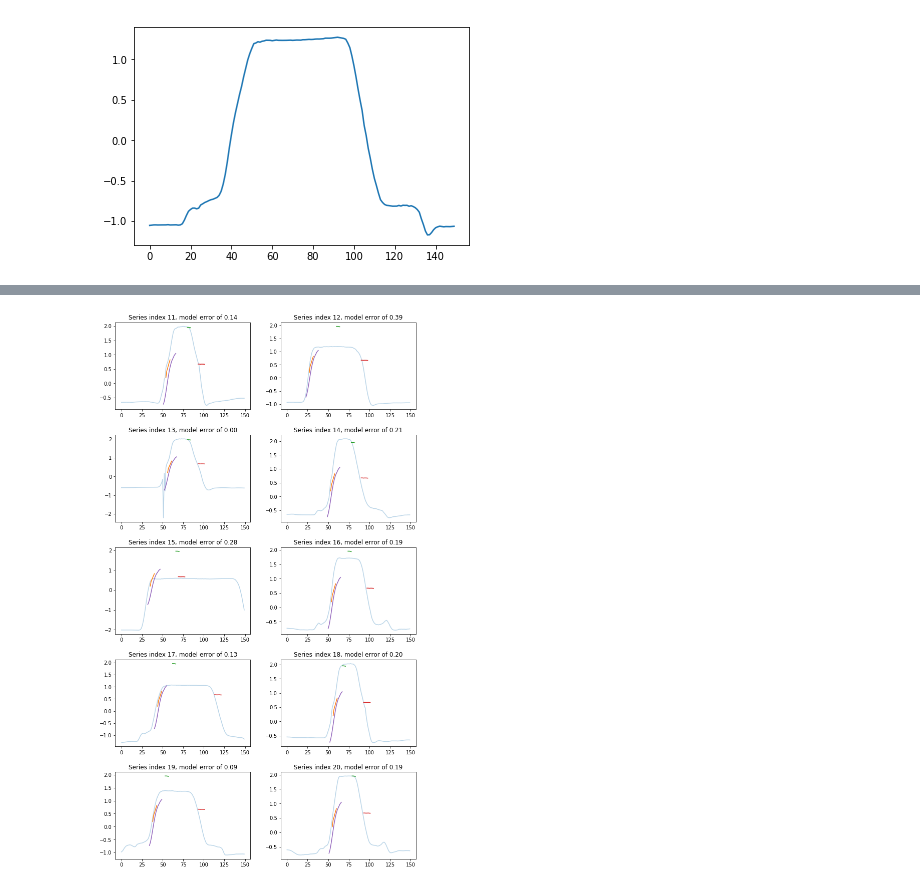
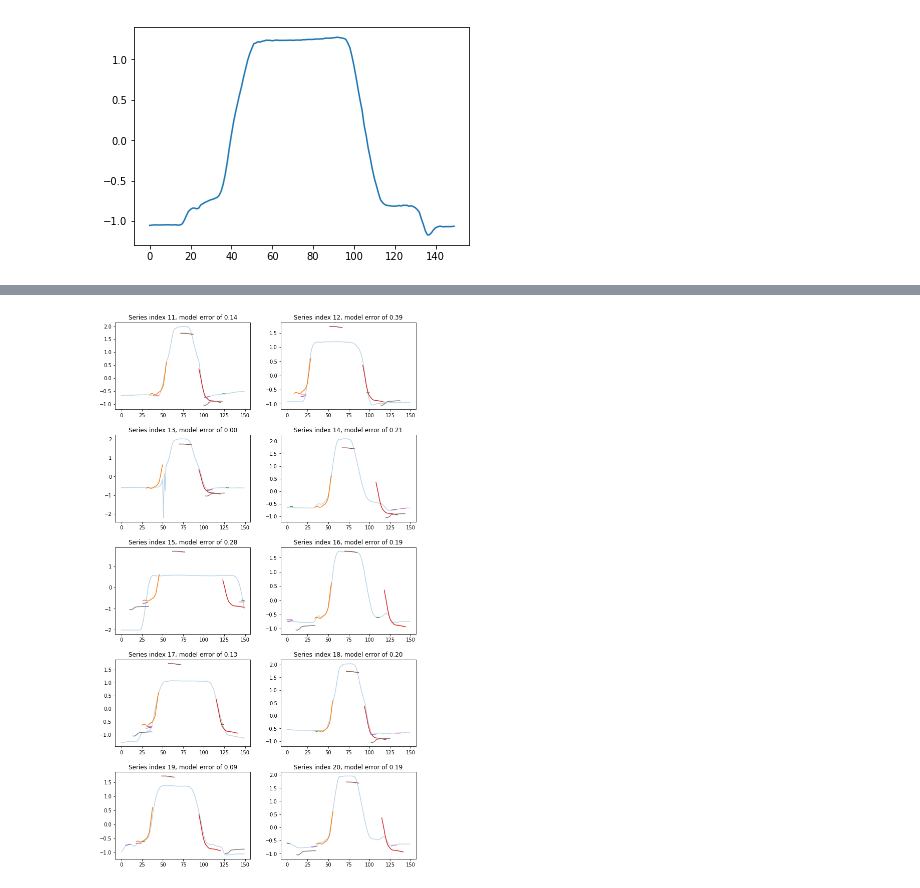
Before and after one commit to samirsaliba/shapelet-slice-discovery, a Jupyter notebook: gendis/experiments/searching_err_shaps_gunpoing.ipynb, the cells around one changed output, grey strips where cells are left out. Cells and saved outputs as stored; diff of their text form; code cells hidden in the pictures.

```diff
--- a/gendis/experiments/searching_err_shaps_gunpoing.ipynb
+++ b/gendis/experiments/searching_err_shaps_gunpoing.ipynb
@@ -252,10 +254,10 @@ for i, series_idx in enumerate(sg_indexes):
         loc = L[series_idx][shap_idx]
         shap = gendis.best["shapelets"][shap_idx]
 
-        start = floor(loc * len(series))
+        k = loc * float(len(series) - len(shap))
+        start = floor(k)
         end = ceil(start + len(shap))
         shap_idx = list(range(start, end))
-
         ax.plot(shap_idx, shap)
 
 i+=1
@@ -276,37 +278,37 @@ figsize = (col_m*default_w*adjust_w, row_n*default_h*adjust_h)
 
 fig, axs = plt.subplots(row_n, col_m, figsize=figsize)
 fig.tight_layout(pad=3.0)
 
 
 #for i, series_idx in enumerate(sg_indexes[0:row_n*col_m]):
 for i, series_idx in enumerate(not_sg_indexes[10:20]):
     row, col = i//col_m, i%col_m
     ax = axs[row][col]
 
     series = X_train.iloc[series_idx].values
     ax.plot(series, alpha=0.3)
     model_error = y_train[series_idx]
     ax.title.set_text(f'Series index {series_idx}, model error of {model_error:.2f}')
     for shap_idx, shap in enumerate(gendis.best["shapelets"]):
 
         loc = L[series_idx][shap_idx]
         shap = gendis.best["shapelets"][shap_idx]
-
-        start = floor(loc * len(series))
+        #shap = gendis.best["shapelets"][shap_idx]
+        k = loc * float(len(series) - len(shap))
+        start = floor(k)
         end = ceil(start + len(shap))
         shap_idx = list(range(start, end))
-
         ax.plot(shap_idx, shap)
 
 i+=1
 while i < (row_n*col_m):
     row, col = i//col_m, i%col_m
     axs[row][col].remove()
     i+=1
 
 plt.savefig(f'results/samples_notin_sg.png',  bbox_inches='tight')
 # %% [output]
-[figure, old version]
+[figure, new version]
 # %%
 ts = datetime.datetime.now().strftime('%Y%m%d%H%M%S')
 folder = f'./results/gunpoint/{ts}/'
```
Also changed, not shown: parts of 5 cells of this notebook.
